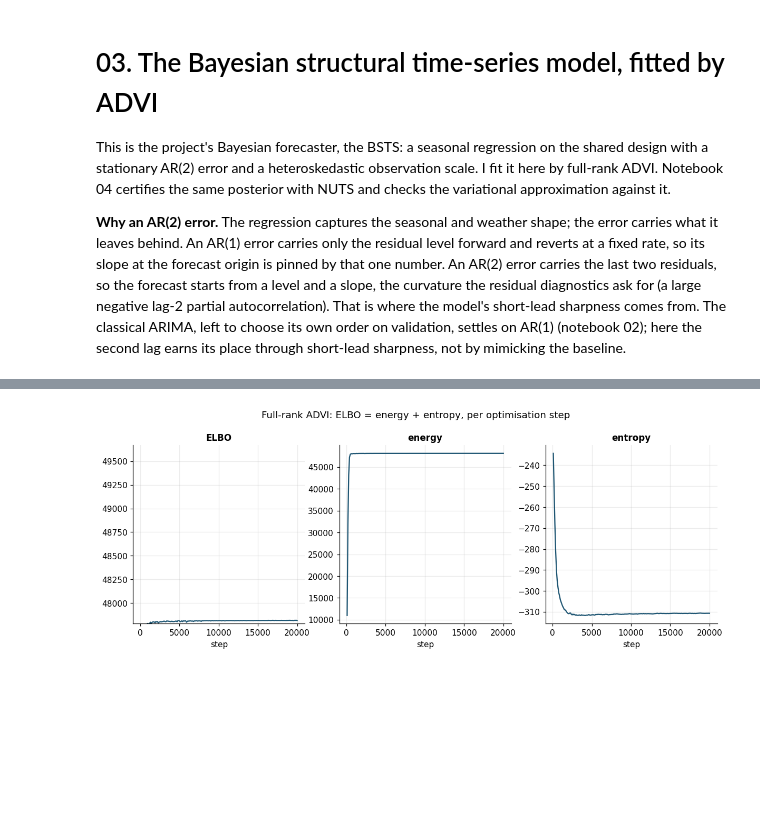
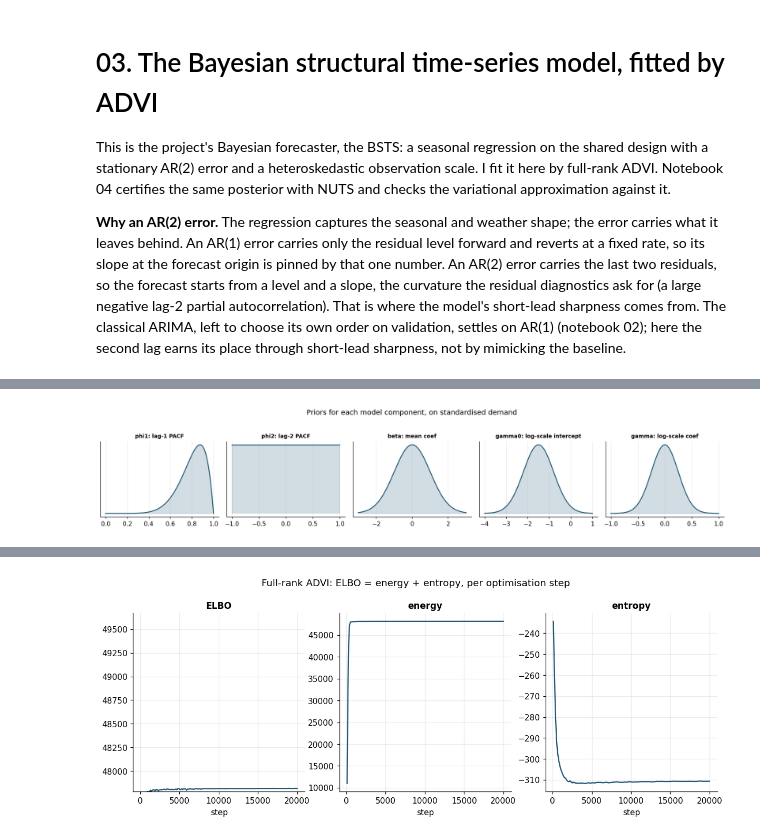
Before and after one commit to argmax-w/nem-demand-forecast, a Jupyter notebook: notebooks/03_bsts_vi.ipynb, the cells around one changed output, grey strips where cells are left out. Cells and saved outputs as stored; diff of their text form; code cells hidden in the pictures; blank space fills up the shorter version.

```diff
--- a/notebooks/03_bsts_vi.ipynb
+++ b/notebooks/03_bsts_vi.ipynb
@@ -64,0 +147,25 @@ flowchart TD
+# %%
+prior_specs = [
+    ("phi1: lag-1 PACF", stats.beta(pr.ar_alpha, pr.ar_beta), (0.0, 1.0)),
+    ("phi2: lag-2 PACF", stats.uniform(-1.0, 2.0), (-1.0, 1.0)),
+    ("beta: mean coef", stats.norm(0.0, pr.coef_scale), (-3.0, 3.0)),
+    (
+        "gamma0: log-scale intercept",
+        stats.norm(pr.var_intercept_loc, pr.var_intercept_scale),
+        (-4.0, 1.0),
+    ),
+    ("gamma: log-scale coef", stats.norm(0.0, pr.var_coef_scale), (-1.0, 1.0)),
+]
+fig, axes = plt.subplots(1, 5, figsize=(15, 2.8))
+for ax, (name, distn, (lo, hi)) in zip(axes, prior_specs, strict=True):
+    grid = np.linspace(lo, hi, 400)
+    ax.fill_between(grid, distn.pdf(grid), color=BLUE, alpha=0.2)
+    ax.plot(grid, distn.pdf(grid), color=BLUE)
+    ax.set_title(name, fontsize=9)
+    ax.set_yticks([])
+fig.suptitle("Priors for each model component, on standardised demand", y=1.04)
+fig.tight_layout()
+save_figure(fig, "bsts_priors", cfg.paths.figures)
+plt.show()
+# %% [output]
+[figure, added]
```
Also changed, not shown: parts of 15 cells of this notebook, 11 other files.
